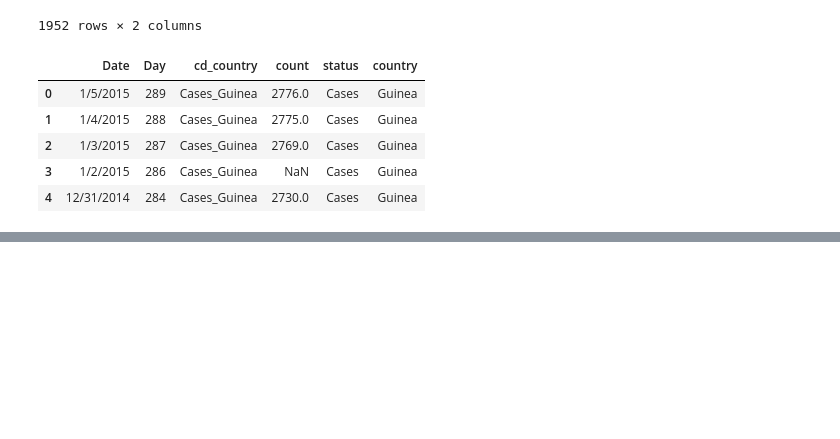
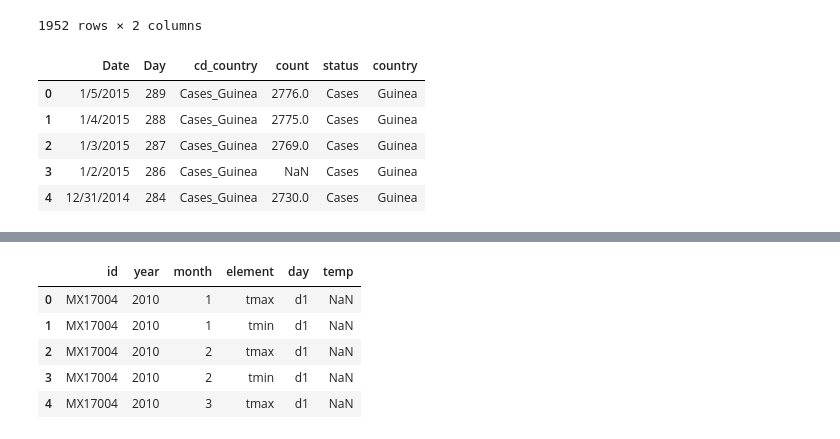
Before and after one commit to ChrisHSKim/python_for_everyone, a Jupyter notebook: notebooks/python with pandas.ipynb, the cells around one changed output, grey strips where cells are left out. Saved outputs shown, nothing was run; the diff lists cells and outputs as text; code cells hidden in the pictures; blank space fills up the shorter version.

```diff
--- a/notebooks/python with pandas.ipynb
+++ b/notebooks/python with pandas.ipynb
@@ -475,0 +494,9 @@ ebola_long.head()
+# %%
+weather_long.head()
+# %% [output]
+|  | id | year | month | element | day | temp |
+| 0 | MX17004 | 2010 | 1 | tmax | d1 | NaN |
+| 1 | MX17004 | 2010 | 1 | tmin | d1 | NaN |
+| 2 | MX17004 | 2010 | 2 | tmax | d1 | NaN |
+| 3 | MX17004 | 2010 | 2 | tmin | d1 | NaN |
+| 4 | MX17004 | 2010 | 3 | tmax | d1 | NaN |
```
Also changed, not shown: parts of 5 cells of this notebook.
